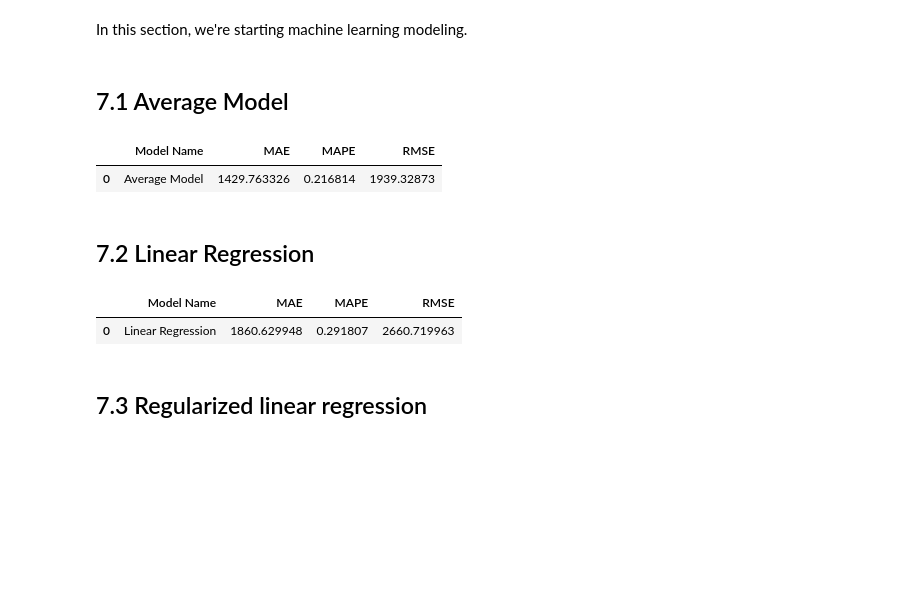
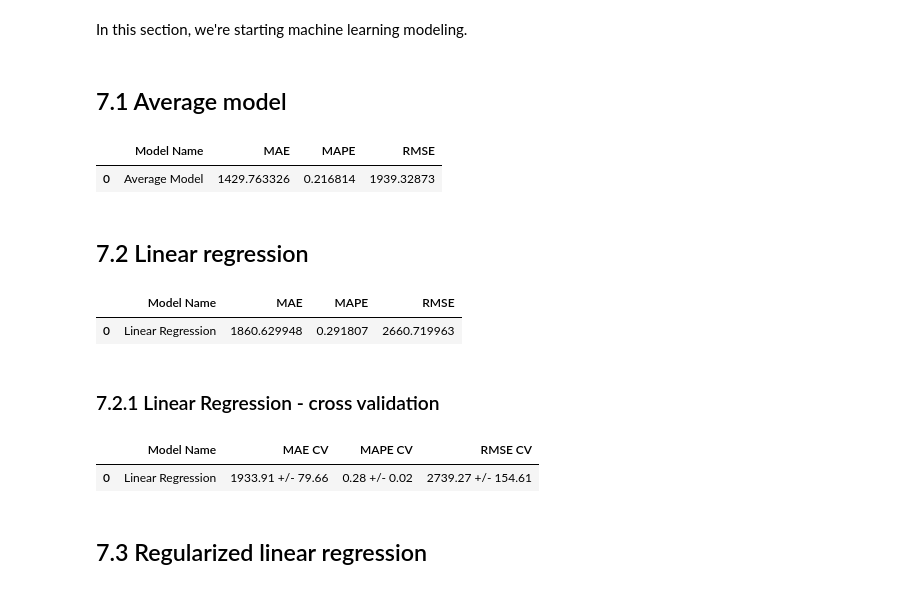
Before and after one commit to diegodinizf/Rossman-Sales, a Jupyter notebook: rossmann-sales-notebook.ipynb, the cells around one changed output. Cells and saved outputs as stored; diff of their text form; code cells hidden in the pictures; blank space fills up the shorter version.

```diff
--- a/rossmann-sales-notebook.ipynb
+++ b/rossmann-sales-notebook.ipynb
@@ -1008,7 +1046,28 @@ cols_selected_boruta = ['store',
 # columns to add
 feat_to_add = ['date', 'sales']
 
-cols_selected_boruta.extend(feat_to_add)
+cols_selected_boruta_full = ['store',
+                        'promo',
+                        'store_type',
+                        'assortment',
+                        'competition_distance',
+                        'competition_open_since_month',
+                        'competition_open_since_year',
+                        'promo2',
+                        'promo2_since_week',
+                        'promo2_since_year',
+                        'competition_time_month',
+                        'promo_time_week',
+                        'month_sin', # manual
+                        'month_cos',
+                        'day_of_week_sin',
+                        'day_of_week_cos',
+                        'day_sin',
+                        'day_cos',
+                        'week_of_year_sin', # manual
+                        'week_of_year_cos',
+                        'date',
+                        'sales']
 # %% [markdown]
 # 7.0 MACHINE LEARNING MODELING
 # %% [markdown]
@@ -1019,5 +1075,12 @@ x_test = X_test[cols_selected_boruta]
+# %%
+# training and test sets that will be used in the modeling (without 'date' and 'sales')
+x_train = X_train[cols_selected_boruta]
+x_test = X_test[cols_selected_boruta]
+
+# set used inside cross-validation
+training_test = X_train[cols_selected_boruta_full]
 # %% [markdown]
-## 7.1 Average Model
+## 7.1 Average model
 # %%
 aux0 = x_train.copy()
 aux0['sales'] = y_train.copy()
@@ -1036,7 +1099,7 @@ baseline_result
 |  | Model Name | MAE | MAPE | RMSE |
 | 0 | Average Model | 1429.763326 | 0.216814 | 1939.32873 |
 # %% [markdown]
-## 7.2 Linear Regression
+## 7.2 Linear regression
 # %%
 # model
 lr = LinearRegression().fit(x_train, y_train)
@@ -1050,6 +1113,14 @@ lr_result
 # %% [output]
 |  | Model Name | MAE | MAPE | RMSE |
 | 0 | Linear Regression | 1860.629948 | 0.291807 | 2660.719963 |
+# %% [markdown]
+### 7.2.1 Linear Regression - cross validation
+# %%
+lr_result_cv =time_series_cross_validation(training_test, 5, 'Linear Regression', lr)
+lr_result_cv
+# %% [output]
+|  | Model Name | MAE CV | MAPE CV | RMSE CV |
+| 0 | Linear Regression | 1933.91 +/- 79.66 | 0.28 +/- 0.02 | 2739.27 +/- 154.61 |
 # %% [markdown]
 ## 7.3 Regularized linear regression
 # %%
```
Also changed, not shown: parts of 20 cells of this notebook.
